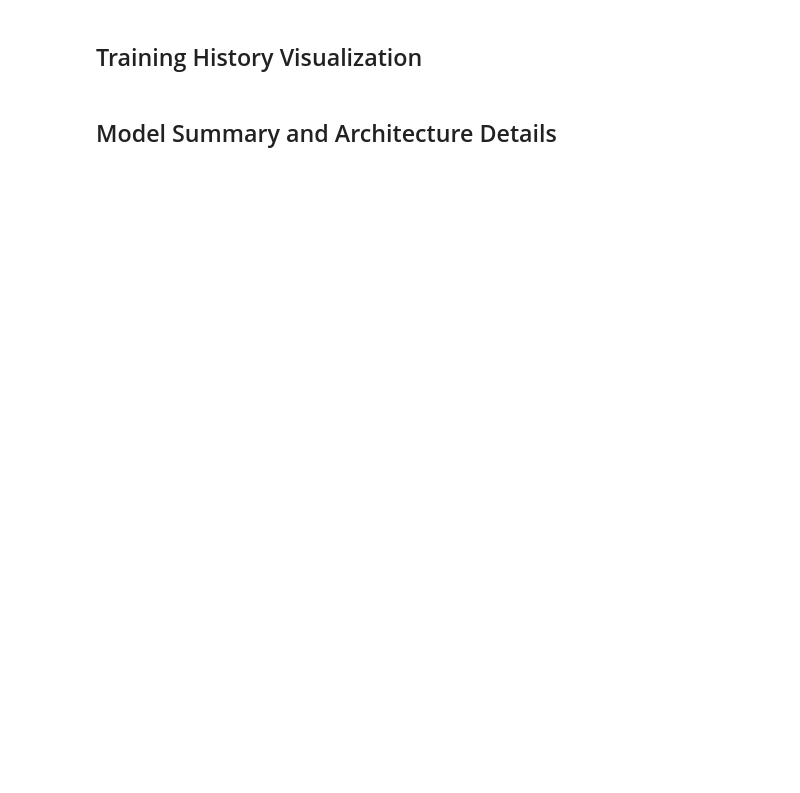
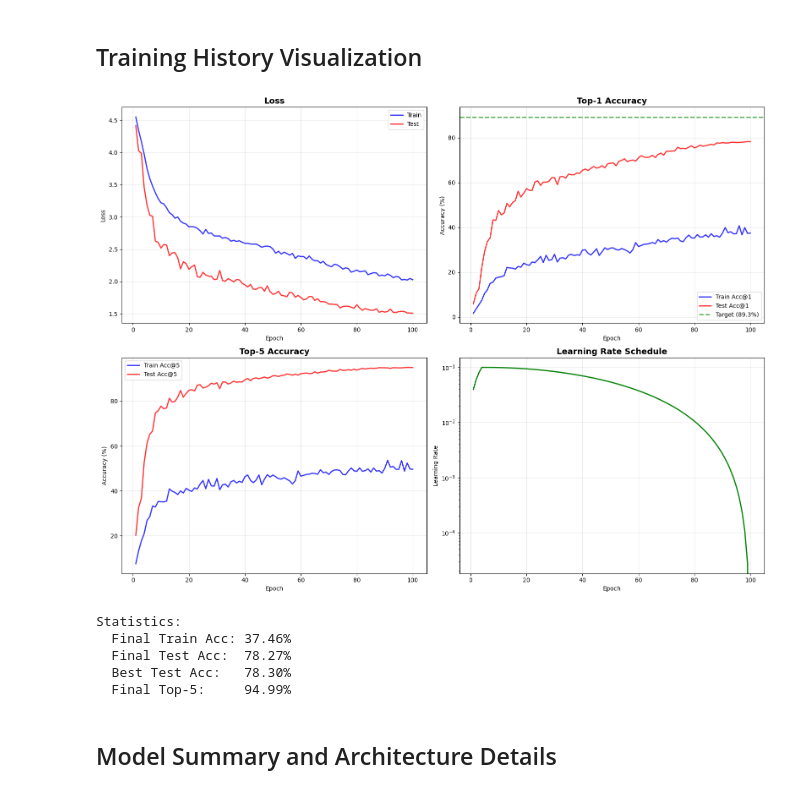
Before and after one commit to theboredman/CSE468, a Jupyter notebook: Quiz_1/CNN/Using_CNN_CIFAR100.ipynb, the cells around one changed output. Saved outputs shown, nothing was run; the diff lists cells and outputs as text; code cells hidden in the pictures; blank space fills up the shorter version.

```diff
--- a/Quiz_1/CNN/Using_CNN_CIFAR100.ipynb
+++ b/Quiz_1/CNN/Using_CNN_CIFAR100.ipynb
@@ -575,15 +642,18 @@ test_loader = DataLoader(test_dataset, batch_size=config['batch_size'],
                         shuffle=False, num_workers=2, pin_memory=True)
 
 # Create model
-model = pyramidnet272_alpha200().to(device)
+model = pyramidnet272_alpha200(dropout=config['dropout']).to(device)
+
+# Initialize EMA
+ema = EMA(model, decay=config['ema_decay']) if config.get('ema_decay') else None
 
 # Count parameters
 def count_parameters(model):
     return sum(p.numel() for p in model.parameters() if p.requires_grad)
 
-print(f"Model: PyramidNet-{config['model_depth']} (alpha={config['model_alpha']})")
-print(f"Total parameters: {count_parameters(model):,}")
-print(f"Model size: {count_parameters(model) / 1e6:.2f}M parameters")
+print(f"Model: PyramidNet-{config['model_depth']} (α={config['model_alpha']})")
+print(f"Parameters: {count_parameters(model):,} ({count_parameters(model) / 1e6:.2f}M)")
+print(f"EMA: {'Enabled' if ema else 'Disabled'}")
 
 # Loss function and optimizer
 criterion = LabelSmoothingCrossEntropy(smoothing=config['label_smoothing'])
@@ -598,14 +668,10 @@ scheduler = optim.lr_scheduler.LambdaLR(
     optimizer,
     lambda epoch: cosine_annealing_lr(
         epoch, config['epochs'], 1.0,
-        config['min_lr'] / config['learning_rate'],
+        config['min_lr'] / config['learning_rate'] if config['learning_rate'] > 0 else 0,
         config['warmup_epochs']
     )
 )
 
-print("\nTraining setup complete!")
-print(f"Training on device: {device}")
-print(f"Batch size: {config['batch_size']}")
-print(f"Total epochs: {config['epochs']}")
-print(f"Learning rate: {config['learning_rate']} (with cosine annealing)")
+print(f"Ready to train on {device} for {config['epochs']} epochs")
 # %% [output]
@@ -796,57 +868,63 @@ def plot_training_history(history):
     epochs = range(1, len(history['train_loss']) + 1)
 
     # Plot loss
-    axes[0, 0].plot(epochs, history['train_loss'], 'b-', label='Training Loss', alpha=0.8)
-    axes[0, 0].plot(epochs, history['test_loss'], 'r-', label='Test Loss', alpha=0.8)
-    axes[0, 0].set_title('Training and Test Loss', fontsize=14, fontweight='bold')
+    axes[0, 0].plot(epochs, history['train_loss'], 'b-', label='Train', alpha=0.8, linewidth=2)
+    axes[0, 0].plot(epochs, history['test_loss'], 'r-', label='Test', alpha=0.8, linewidth=2)
+    axes[0, 0].set_title('Loss', fontsize=14, fontweight='bold')
     axes[0, 0].set_xlabel('Epoch')
     axes[0, 0].set_ylabel('Loss')
     axes[0, 0].legend()
     axes[0, 0].grid(True, alpha=0.3)
 
     # Plot top-1 accuracy
-    axes[0, 1].plot(epochs, history['train_acc1'], 'b-', label='Training Acc@1', alpha=0.8)
-    axes[0, 1].plot(epochs, history['test_acc1'], 'r-', label='Test Acc@1', alpha=0.8)
-    axes[0, 1].axhline(y=89.3, color='g', linestyle='--', alpha=0.7, label='Target (89.3%)')
+    axes[0, 1].plot(epochs, history['train_acc1'], 'b-', label='Train Acc@1', alpha=0.8, linewidth=2)
+    axes[0, 1].plot(epochs, history['test_acc1'], 'r-', label='Test Acc@1', alpha=0.8, linewidth=2)
+    axes[0, 1].axhline(y=89.3, color='g', linestyle='--', alpha=0.7, label='Target (89.3%)', linewidth=2)
     axes[0, 1].set_title('Top-1 Accuracy', fontsize=14, fontweight='bold')
     axes[0, 1].set_xlabel('Epoch')
     axes[0, 1].set_ylabel('Accuracy (%)')
     axes[0, 1].legend()
     axes[0, 1].grid(True, alpha=0.3)
 
     # Plot top-5 accuracy
-    axes[1, 0].plot(epochs, history['train_acc5'], 'b-', label='Training Acc@5', alpha=0.8)
-    axes[1, 0].plot(epochs, history['test_acc5'], 'r-', label='Test Acc@5', alpha=0.8)
+    axes[1, 0].plot(epochs, history['train_acc5'], 'b-', label='Train Acc@5', alpha=0.8, linewidth=2)
+    axes[1, 0].plot(epochs, history['test_acc5'], 'r-', label='Test Acc@5', alpha=0.8, linewidth=2)
     axes[1, 0].set_title('Top-5 Accuracy', fontsize=14, fontweight='bold')
     axes[1, 0].set_xlabel('Epoch')
     axes[1, 0].set_ylabel('Accuracy (%)')
     axes[1, 0].legend()
     axes[1, 0].grid(True, alpha=0.3)
 
     # Plot learning rate
     axes[1, 1].plot(epochs, history['lr'], 'g-', linewidth=2)
     axes[1, 1].set_title('Learning Rate Schedule', fontsize=14, fontweight='bold')
     axes[1, 1].set_xlabel('Epoch')
     axes[1, 1].set_ylabel('Learning Rate')
     axes[1, 1].set_yscale('log')
     axes[1, 1].grid(True, alpha=0.3)
 
     plt.tight_layout()
     plt.show()
 
     # Print key statistics
-    print("\n📈 Training Statistics:")
-    print(f"  Final Train Accuracy: {history['train_acc1'][-1]:.2f}%")
-    print(f"  Final Test Accuracy:  {history['test_acc1'][-1]:.2f}%")
-    print(f"  Best Test Accuracy:   {max(history['test_acc1']):.2f}%")
-    print(f"  Final Test Top-5:     {history['test_acc5'][-1]:.2f}%")
-    print(f"  Best Test Top-5:      {max(history['test_acc5']):.2f}%")
+    print("\nStatistics:")
+    print(f"  Final Train Acc: {history['train_acc1'][-1]:.2f}%")
+    print(f"  Final Test Acc:  {history['test_acc1'][-1]:.2f}%")
+    print(f"  Best Test Acc:   {max(history['test_acc1']):.2f}%")
+    print(f"  Final Top-5:     {history['test_acc5'][-1]:.2f}%")
 
 # Plot the training history
 if len(history['train_loss']) > 0:
     plot_training_history(history)
 else:
-    print("No training history to plot. Please run the training first.")
+    print("No training history available.")
+# %% [output]
+[figure, added]
+Statistics:
+  Final Train Acc: 37.46%
+  Final Test Acc:  78.27%
+  Best Test Acc:   78.30%
+  Final Top-5:     94.99%
 # %% [markdown]
 ## Model Summary and Architecture Details
 # %%
```
Also changed, not shown: parts of 9 cells of this notebook, 2 other files.
